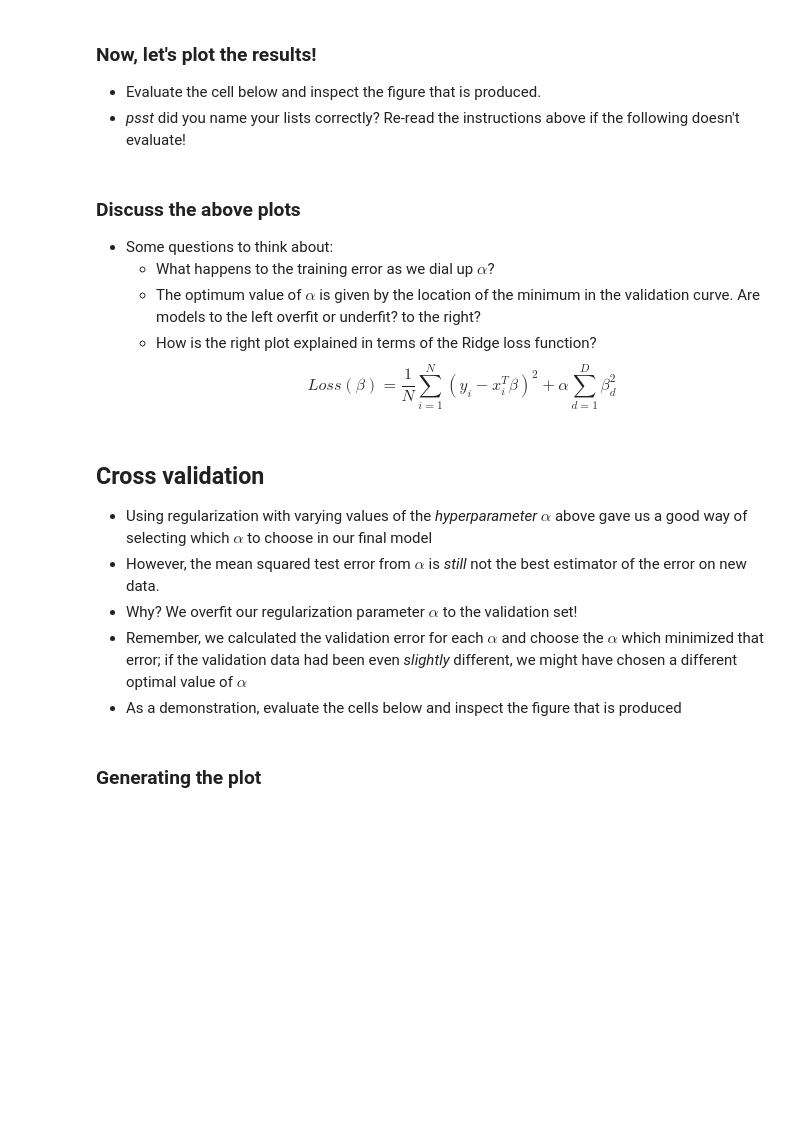
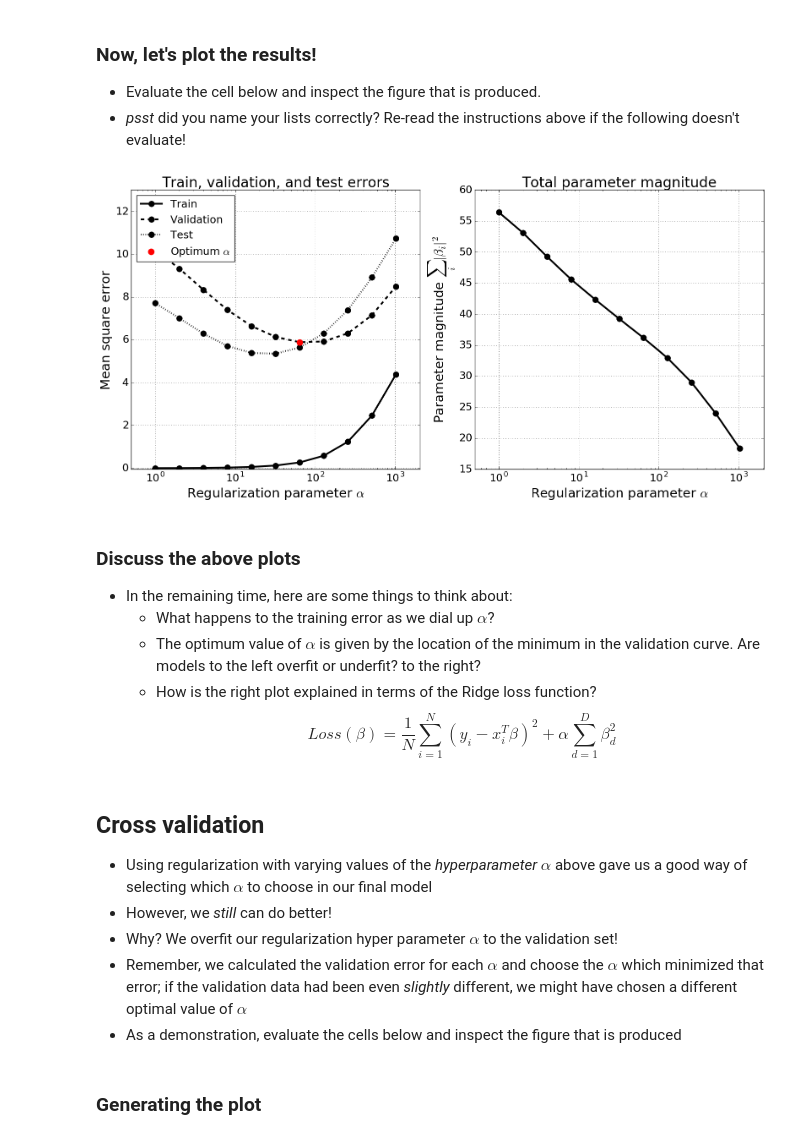
Before and after one commit to UCIDataScienceInitiative/PredictiveModeling_withPython, a Jupyter notebook: Session 2 - Overfitting, Regularization, Model Selection.ipynb, the cells around one changed output. Saved outputs shown, nothing was run; the diff lists cells and outputs as text; code cells hidden in the pictures; blank space fills up the shorter version.

```diff
--- a/Session 2 - Overfitting, Regularization, Model Selection.ipynb
+++ b/Session 2 - Overfitting, Regularization, Model Selection.ipynb
@@ -237,8 +319,7 @@ alphas = [0]+[2**i for i in xrange(0,11)]
 - Evaluate the cell below and inspect the figure that is produced.
 - *psst* did you name your lists correctly? Re-read the instructions above if the following doesn't evaluate!
 # %%
-######################################################
-# Don't change this!
+###### Don't change this!
 ######################################################
 
 # Set up figure
@@ -256,37 +337,39 @@ plt.scatter(alphas[1+np.argsort(np.array(valid_errors[1:]))[0]], min(valid_error
 
 plt.xlim(.5, 2056)
 plt.ylim(-.05,13)
 
 plt.title('Train, validation, and test errors', size = 24)
 plt.xlabel(r'Regularization parameter $\alpha$', size = 22)
 plt.ylabel(r'Mean square error', size = 22)
 
 plt.legend(fontsize = 18, loc = 'upper left', numpoints=1, scatterpoints=1)
 plt.grid()
 plt.tick_params(labelsize = 18)
 
 # Second plot
 plt.sca(axes[1])
 plt.semilogx(alphas[1:], coef_mags[1:], lw = 3, color = 'k', marker = 'o', markersize = 10)
 plt.xlim(.5, 2056)
 
 
 plt.title('Total parameter magnitude', size = 24)
 plt.xlabel(r'Regularization parameter $\alpha$', size = 22)
-plt.ylabel(r'Parameter magnitude $\sum_{i}|\beta_{i}|$', size = 22)
+plt.ylabel(r'Parameter magnitude $\sum_{i}|\beta_{i}|^{2}$', size = 22)
 
 plt.grid()
 plt.tick_params(labelsize = 18)
 
 
 
 # Save, show
 fig.tight_layout()
 #plt.savefig('../figures/session_2/alpha_significance.png')
 plt.show()
+# %% [output]
+[figure, added]
 # %% [markdown]
 ### Discuss the above plots
-- Some questions to think about:
+- In the remaining time, here are some things to think about:
     - What happens to the training error as we dial up $\alpha$?
     - The optimum value of $\alpha$ is given by the location of the minimum in the validation curve. Are models to the left overfit or underfit? to the right?
     - How is the right plot explained in terms of the Ridge loss function?
@@ -295,8 +378,8 @@ $$Loss\left(\beta\right)=\frac{1}{N} \sum_{i=1}^{N} (y_i - x_i^T\beta)^2 + \alph
 ## Cross validation
 
 - Using regularization with varying values of the *hyperparameter* $\alpha$ above gave us a good way of selecting which $\alpha$ to choose in our final model
-- However, the mean squared test error from $\alpha$ is *still* not the best estimator of the error on new data.
-- Why? We overfit our regularization parameter $\alpha$ to the validation set!
+- However, we *still* can do better!
+- Why? We overfit our regularization hyper parameter $\alpha$ to the validation set!
 - Remember, we calculated the validation error for each $\alpha$ and choose the $\alpha$ which minimized that error; if the validation data had been even *slightly* different, we might have chosen a different optimal value of $\alpha$
 - As a demonstration, evaluate the cells below and inspect the figure that is produced
 # %% [markdown]
```
Also changed, not shown: parts of 34 cells of this notebook, 4 other files.
